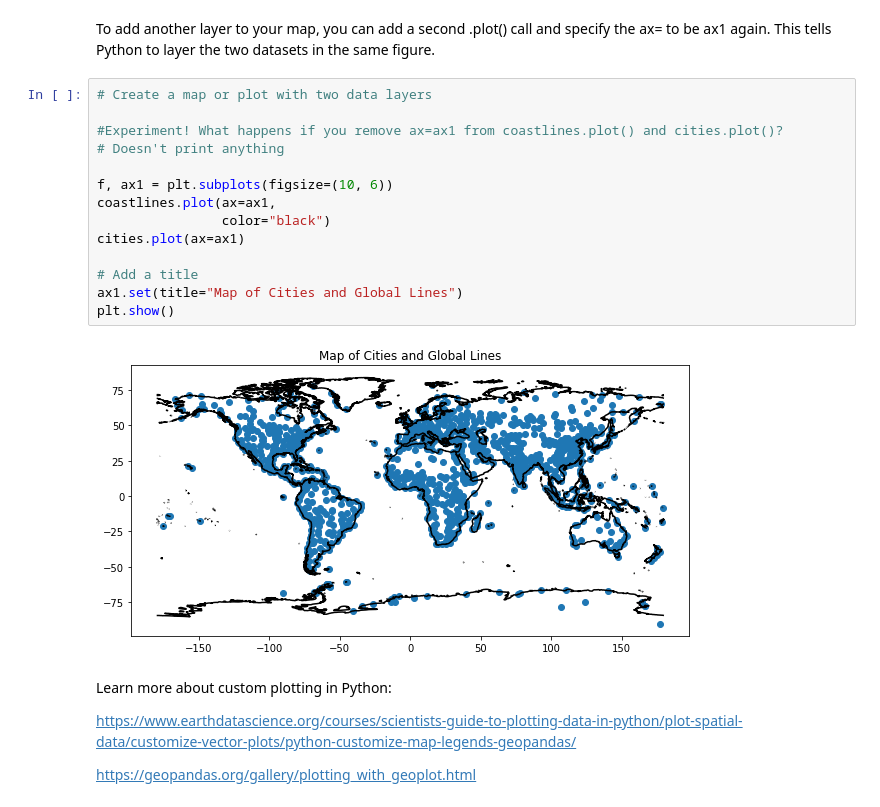
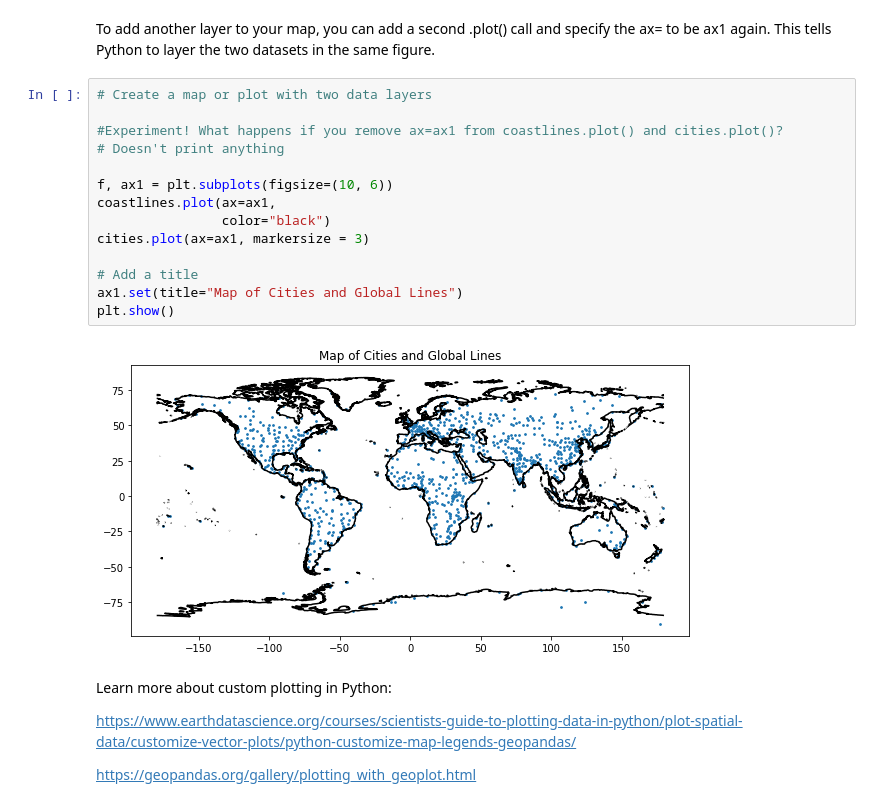
Before and after one commit to BenjaminGuerreroLewin/EnvDatSci22, a Jupyter notebook: CodeSprints/VectorData101.ipynb, the cells around one changed output. Drawn from its saved outputs; the diff is of its cells as text.

```diff
--- a/CodeSprints/VectorData101.ipynb
+++ b/CodeSprints/VectorData101.ipynb
@@ -384,19 +384,19 @@ To add another layer to your map, you can add a second .plot() call and specify
 # %%
 # Create a map or plot with two data layers
 
 #Experiment! What happens if you remove ax=ax1 from coastlines.plot() and cities.plot()?
 # Doesn't print anything
 
 f, ax1 = plt.subplots(figsize=(10, 6))
 coastlines.plot(ax=ax1,
                 color="black")
-cities.plot(ax=ax1)
+cities.plot(ax=ax1, markersize = 3)
 
 # Add a title
 ax1.set(title="Map of Cities and Global Lines")
 plt.show()
 # %% [output]
-[figure, old version]
+[figure, new version]
 # %% [markdown]
 Learn more about custom plotting in Python:
 
```
Also changed, not shown: parts of 7 cells of this notebook.
